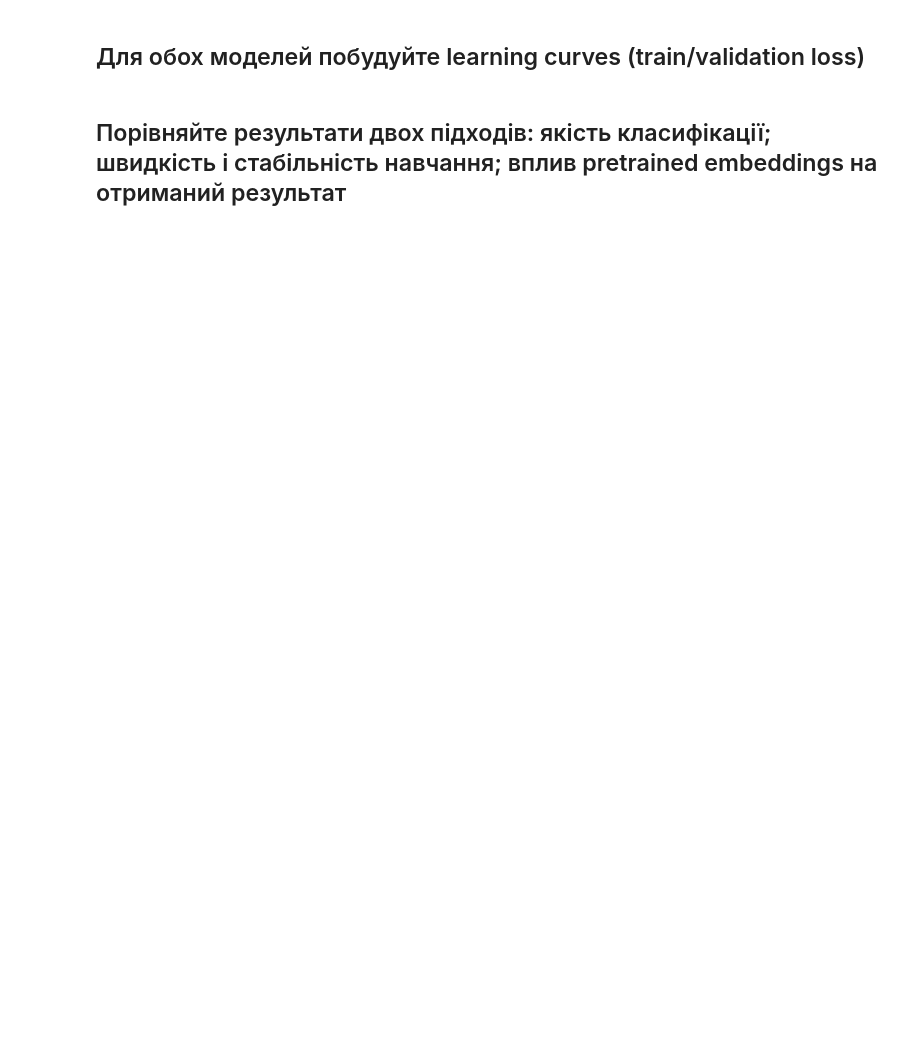
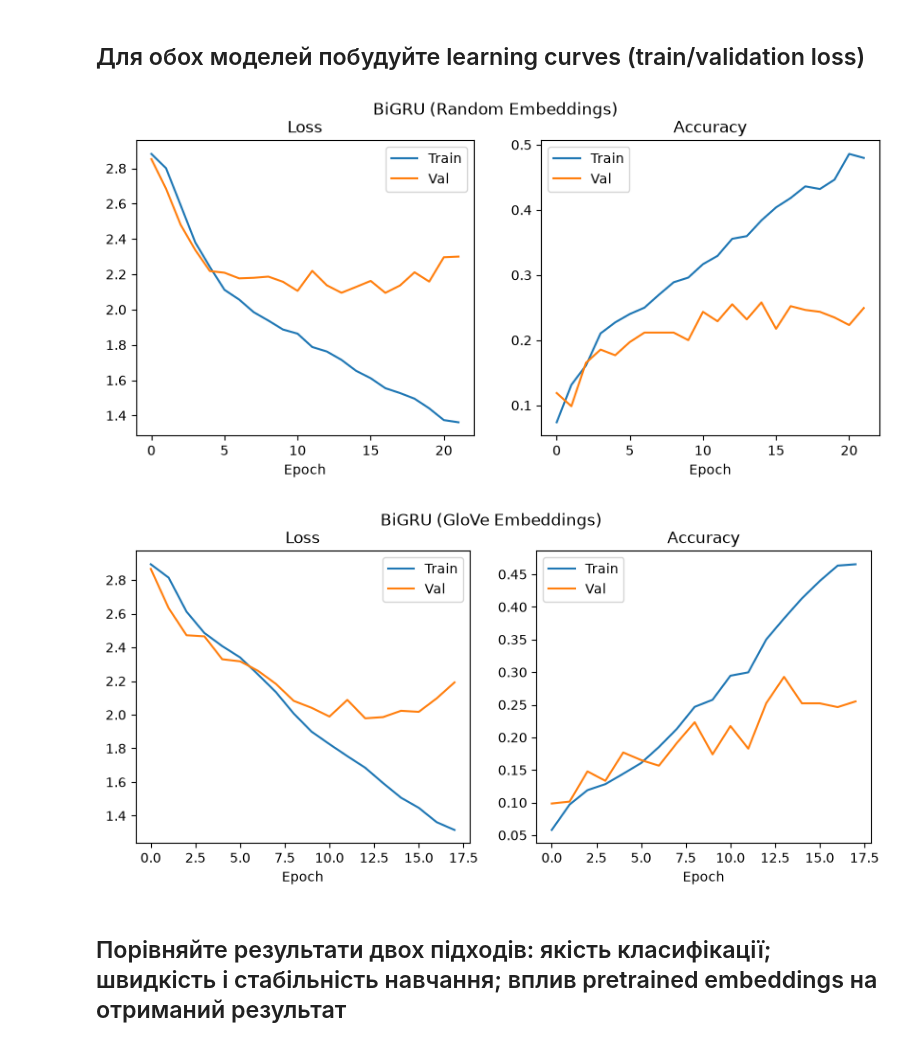
Before and after one commit to KPI-FTI-MMDA-Klymentiev/IntelligentDataAnalysis, a Jupyter notebook: labs/lab3/lab3.ipynb, the cells around one changed output. Saved outputs shown, nothing was run; the diff lists cells and outputs as text; code cells hidden in the pictures; blank space fills up the shorter version.

```diff
--- a/labs/lab3/lab3.ipynb
+++ b/labs/lab3/lab3.ipynb
@@ -1216,4 +1405,22 @@ pipe_GRU = Pipeline(
 # %% [markdown]
 ## Для обох моделей побудуйте learning curves (train/validation loss)
+# %%
+plot_learning_curves(
+    train_loss_history_gru_rnd,
+    train_accuracy_history_gru_rnd,
+    val_loss_history_gru_rnd,
+    val_accuracy_history_gru_rnd,
+    title="BiGRU (Random Embeddings)",
+)
+plot_learning_curves(
+    train_loss_history_gru_glv,
+    train_accuracy_history_gru_glv,
+    val_loss_history_gru_glv,
+    val_accuracy_history_gru_glv,
+    title="BiGRU (GloVe Embeddings)",
+)
+# %% [output]
+[figure, added]
+[figure, added]
 # %% [markdown]
 ## Порівняйте результати двох підходів:  якість класифікації;  швидкість і стабільність навчання;  вплив pretrained embeddings на отриманий результат
```
Also changed, not shown: parts of 67 cells of this notebook, 1 other file.
